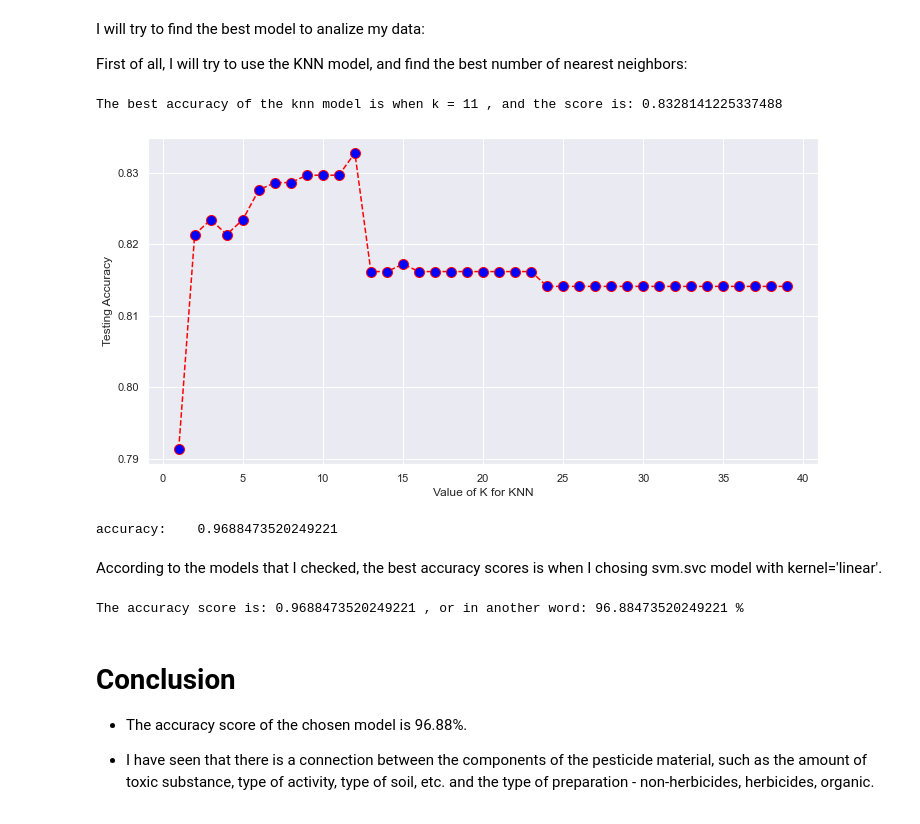
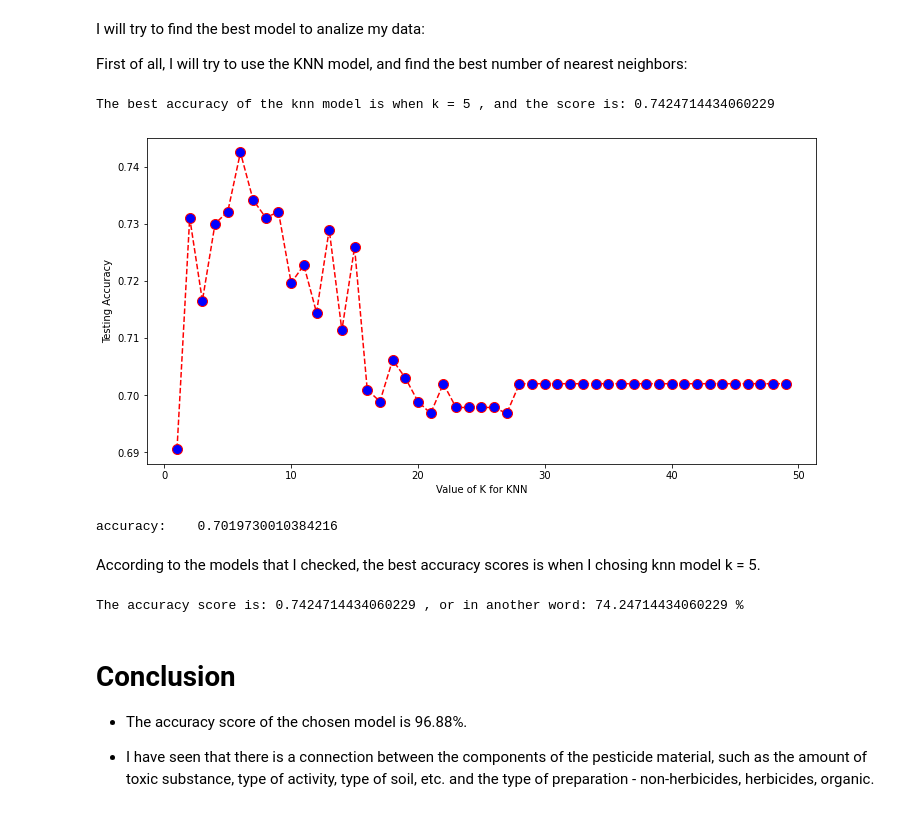
Before and after one commit to moriagr/introduction_to_Data_Science_project, a Jupyter notebook: classification.ipynb, the cells around one changed output. Cells and saved outputs as stored; diff of their text form; code cells hidden in the pictures.

```diff
--- a/classification.ipynb
+++ b/classification.ipynb
@@ -26,7 +16,7 @@ from sklearn.dummy import DummyClassifier
 # %% [markdown]
 Reading from file and allowing the data to be also hebrew
 # %%
-df = pd.read_csv('Pesticide Repository.csv',sep=',', encoding = "ISO-8859-8")
+df = pd.read_csv('data/Pesticide Repository.csv', sep=',', encoding = "ISO-8859-8")
 df
 # %% [output]
 |  | מספר רשיון | סוג תכשיר | שם תכשיר | שם תכשיר אנגלי | סוג פעילות | סוג פעילות אנגלי | מספר או'ם | חומר פעיל | ... |
@@ -197,7 +191,7 @@ I will split my data into two parametrs:
 * **X** - The data that I give to the model
 * **y** - The data that I want to predict
 # %%
-X = clean_data.drop(['preparation type num', 'Preparation name'],axis=1)
+X = clean_data.drop(['license number', 'preparation type num', 'Preparation name'],axis=1)
 y = clean_data['preparation type num']
 # %% [markdown]
 After choosing the columns that I want from the choosen data, I will split the data into test and traind variables:/\
@@ -252,40 +234,41 @@ I will try to find the best model to analize my data:
 
 First of all, I will try to use the KNN model, and find the best number of nearest neighbors:
 # %%
-k_range = range(1,40)
+k_range = range(1,50)
 scores = []
 for k in k_range:
     knn_ = KNeighborsClassifier(n_neighbors=k)
     knn_.fit(X_train, y_train)
     y_pred = knn_.predict(X_test)
     scores.append(metrics.accuracy_score(y_test, y_pred))
 
 plt.figure(figsize=(12, 6))
 plt.plot(k_range, scores,color='red', linestyle='dashed', marker='o',
          markerfacecolor='blue', markersize=10)
 plt.xlabel('Value of K for KNN')
 plt.ylabel('Testing Accuracy')
 
 # Finding the maximum k - the number of nearest neighbors:
-best_k = scores.index(max(scores))
-print("The best accuracy of the knn model is when k =",best_k, ", and the score is:",(max(scores)))
+max_score = max(scores)
+best_k = scores.index(max_score)
+print("The best accuracy of the knn model is when k =",best_k, ", and the score is:",max_score)
 # %% [output]
-The best accuracy of the knn model is when k = 11 , and the score is: 0.8328141225337488
+The best accuracy of the knn model is when k = 5 , and the score is: 0.7424714434060229
-[figure, old version]
+[figure, new version]
 # %%
-lr = SVC(kernel='linear')
-lr.fit(X_train, y_train)
-y_pred = lr.predict(X_test)
+sm = SVC(kernel='sigmoid')
+sm.fit(X_train, y_train)
+y_pred = sm.predict(X_test)
 accuracy = metrics.accuracy_score(y_test, y_pred)
 print("accuracy:   ", accuracy)
 # %% [output]
-accuracy:    0.9688473520249221
+accuracy:    0.7019730010384216
 # %% [markdown]
-According to the models that I checked, the best accuracy scores is when I chosing svm.svc model with kernel='linear'.
+According to the models that I checked, the best accuracy scores is when I chosing knn model k = 5.
 # %%
-print("The accuracy score is:",accuracy, ", or in another word:",(accuracy*100),"%")
+print("The accuracy score is:",max_score, ", or in another word:",(max_score*100),"%")
 # %% [output]
-The accuracy score is: 0.9688473520249221 , or in another word: 96.88473520249221 %
+The accuracy score is: 0.7424714434060229 , or in another word: 74.24714434060229 %
 # %% [markdown]
 # Conclusion
 
```
Also changed, not shown: parts of 14 cells of this notebook, 32 other files.
